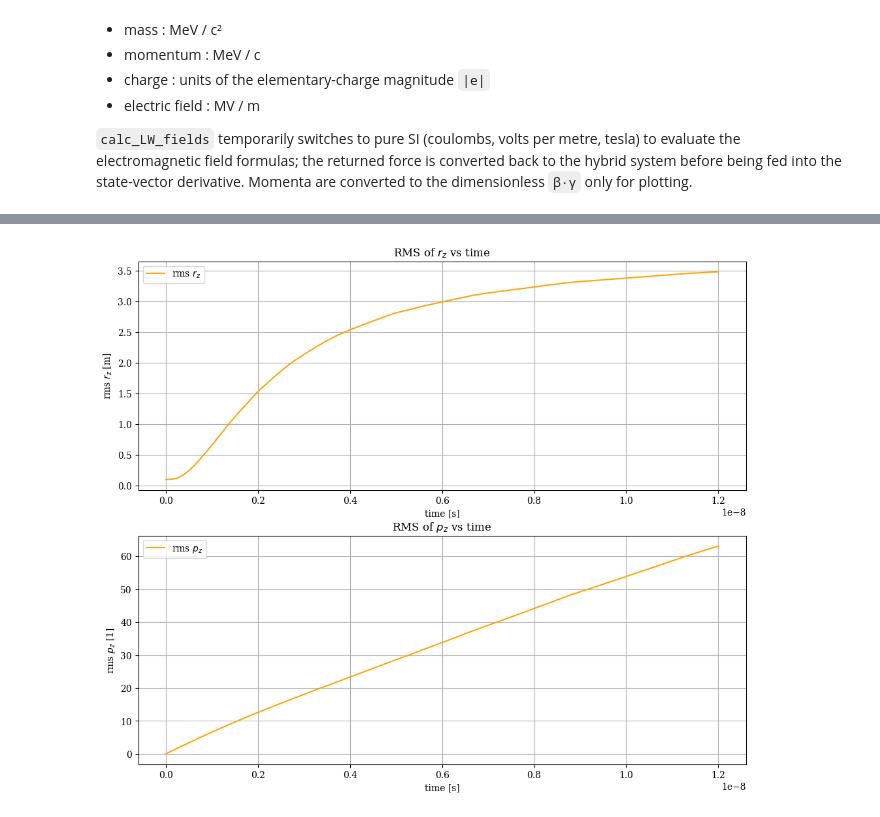
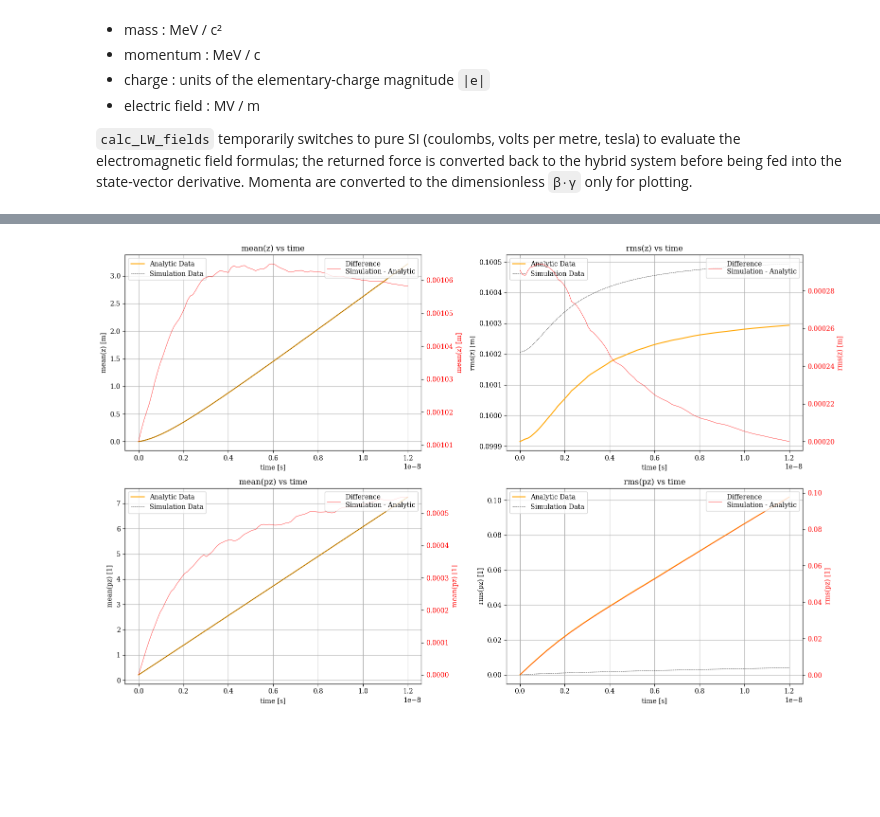
Before and after one commit to alexanderwischmann/FS26-semester-project, a Jupyter notebook: python/analytic_3d_simple_perturbation.ipynb, the cells around one changed output, grey strips where cells are left out. Saved outputs shown, nothing was run; the diff lists cells and outputs as text; code cells hidden in the pictures; blank space fills up the shorter version.

Commit message:
add 3d perturbation plot comparison

```diff
--- a/python/analytic_3d_simple_perturbation.ipynb
+++ b/python/analytic_3d_simple_perturbation.ipynb
@@ -48,7 +48,7 @@ Q_E          = -1.0                 # electron charge                   [|e|]
 # ---------------------------------------------------------------------
 E_Z              = -1.0             # longitudinal external E-field     [MV/m]
 TOTAL_CHARGE_SI  = -1e-9            # total bunch charge                [C]
-N_PARTICLES      = 32 * 32 * 32     # number of macroparticles          [1]
+N_PARTICLES      = 2**7             # number of macroparticles          [1]
 T_END_SIMPLE     = 1.2e-8           # end of integration                [s]
 
 # ---------------------------------------------------------------------
@@ -340,20 +358,21 @@ def get_1st_order_perturbation(t_end, r0_target, all_r0_sources, p0_z):
     r1_t = sol.y[3:6, :]
     return sol.t, r1_t, p1_t
 # %%
-num_particles_0 = 2 ** 8
+
 
 # Initial conditions taken from the first row of the reference data.
 # Sampling radii are sqrt(5) * sigma to match a uniform ellipsoid with the
 # same RMS as the reference Gaussian distribution.
 r0_particles = sample_ellipsoid_qmc(
-    mean        = position_means_si[0],
-    radii       = np.sqrt(5.0) * position_sigmas_si[0],
-    n_particles = num_particles_0,
+    mean        = data_position_means_si[0],
+    radii       = np.sqrt(5.0) * data_position_sigmas_si[0],
+    n_particles = N_PARTICLES,
 )
-pz_0 = momentum_means_pp[0, 2]
+pz_0 = data_momentum_means_pp[0, 2]
+
 
 times1_particles, r1_t_particles, p1_t_particles = [], [], []
-for r0_target in r0_particles[:10]:
+for i, r0_target in enumerate(r0_particles):
     times, r1_t, p1_t = get_1st_order_perturbation(
         T_END_SIMPLE,
         r0_target,
@@ -363,4 +382,6 @@ for r0_target in r0_particles[:10]:
     times1_particles.append(times)
     r1_t_particles.append(r1_t)
     p1_t_particles.append(p1_t)
+
+    print(f"Finished perturbation for target {i+1} at {r0_target}")
 # %% [output]
@@ -407,23 +451,49 @@ for i in range(num_targets):
 # %%
 mean_r_t = np.mean(r_t_particles, axis=0)
+rms_r_t  = np.std(r_t_particles,  axis=0)
 mean_p_t = np.mean(p_t_particles, axis=0)
-rms_r_t  = np.std(r_t_particles,  axis=0)
 rms_p_t  = np.std(p_t_particles,  axis=0)
 
-fig, axes = plt.subplots(2, figsize=(12, 10))
+fig, axes = plt.subplots(2, 2, figsize=(16, 10))
 
-axes[0].plot(times, rms_r_t[:, 2], color='orange', label='rms $r_z$')
-axes[0].set_xlabel('time [s]')
-axes[0].set_ylabel('rms $r_z$ [m]')
-axes[0].set_title('RMS of $r_z$ vs time')
-axes[0].legend()
-axes[0].grid()
 
-axes[1].plot(times, p_to_betagamma(rms_p_t[:, 2]), color='orange', label='rms $p_z$')
-axes[1].set_xlabel('time [s]')
-axes[1].set_ylabel('rms $p_z$ [1]')
-axes[1].set_title('RMS of $p_z$ vs time')
-axes[1].legend()
-axes[1].grid()
+# Position plots
+
+axes[0,0].plot(times, mean_r_t[:, 2], color='orange', label='Analytic Data')
+axes[0,0].set_xlabel('time [s]')
+axes[0,0].set_ylabel('mean(z) [m]')
+axes[0,0].set_title('mean(z) vs time')
+axes[0,0].legend()
+axes[0,0].grid()
+plot_data(axes[0,0], times, mean_r_t[:,2], data_times, data_position_means_si[:,2])
+
+axes[0,1].plot(times, rms_r_t[:, 2], color='orange', label='Analytic Data')
+axes[0,1].set_xlabel('time [s]')
+axes[0,1].set_ylabel('rms(z) [m]')
+axes[0,1].set_title('rms(z) vs time')
+axes[0,1].legend()
+axes[0,1].grid()
+plot_data(axes[0,1], times, rms_r_t[:,2], data_times, data_position_sigmas_si[:,2])
+
+
+## Momentum plots
+
+axes[1,0].plot(times, p_to_betagamma(mean_p_t[:, 2]), color='orange', label='Analytic Data')
+axes[1,0].set_xlabel('time [s]')
+axes[1,0].set_ylabel('mean(pz) [1]')
+axes[1,0].set_title('mean(pz) vs time')
+axes[1,0].legend()
+axes[1,0].grid()
+plot_data(axes[1,0], times, p_to_betagamma(mean_p_t[:, 2]), data_times, p_to_betagamma(data_momentum_means_pp[:,2]))
+
+axes[1,1].plot(times, p_to_betagamma(rms_p_t[:, 2]), color='orange', label='Analytic Data')
+axes[1,1].set_xlabel('time [s]')
+axes[1,1].set_ylabel('rms(pz) [1]')
+axes[1,1].set_title('rms(pz) vs time')
+axes[1,1].legend()
+axes[1,1].grid()
+plot_data(axes[1,1], times, p_to_betagamma(rms_p_t[:, 2]), data_times, p_to_betagamma(data_momentum_sigmas_pp[:,2]))
+
+fig.tight_layout()
 # %% [output]
-[figure, old version]
+[figure, new version]
```
Also changed, not shown: parts of 4 cells of this notebook, 1 other file.
